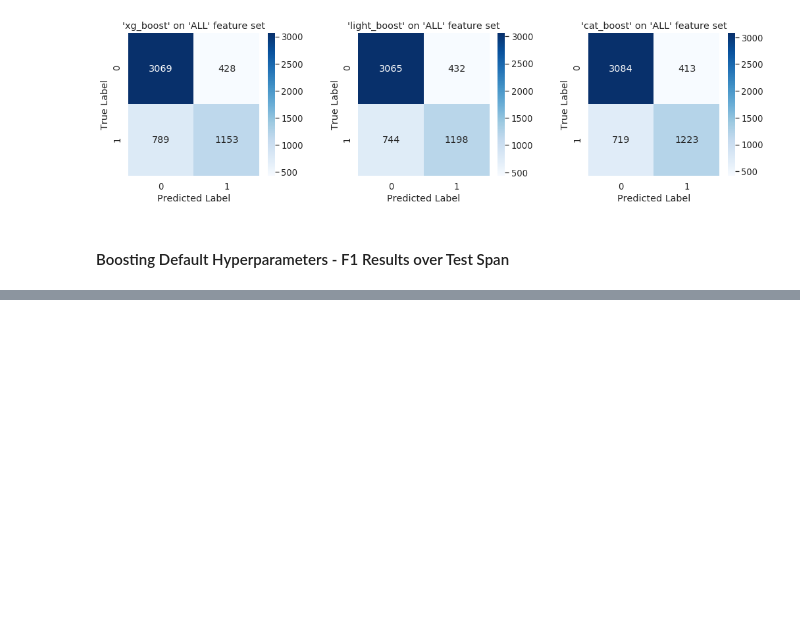
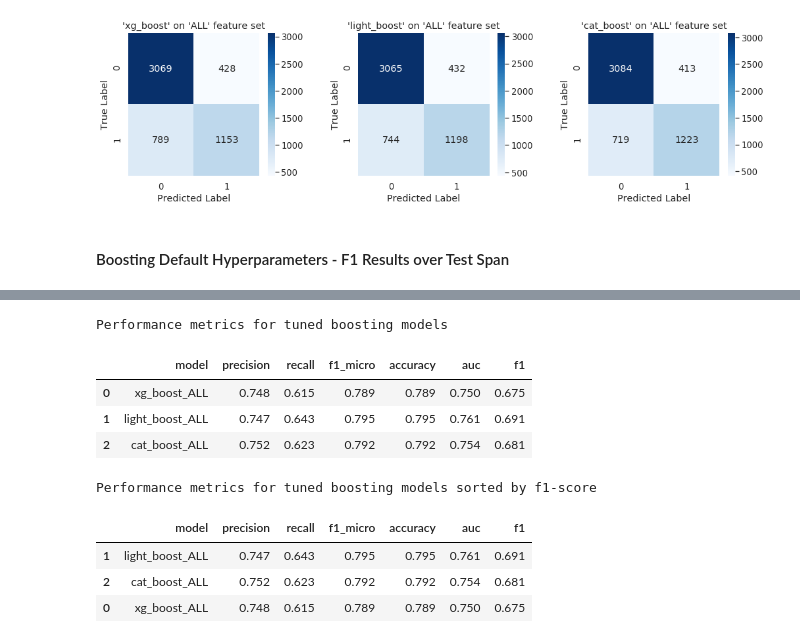
Before and after one commit to achmand/aml-crypto-graph, a Jupyter notebook: src/1.2_experiment_results.ipynb, the cells around one changed output, grey strips where cells are left out. Saved outputs shown, nothing was run; the diff lists cells and outputs as text; code cells hidden in the pictures; blank space fills up the shorter version.

Commit message:
Setup rf tuned for 1.2

```diff
--- a/src/1.2_experiment_results.ipynb
+++ b/src/1.2_experiment_results.ipynb
@@ -23,7 +23,7 @@ BENCHMARK_RESULTS   = "{}/{}".format(EXP_RESULT_PATH, "benchmark_model_results.p
 # BENCHMARK_TUNED_RESULTS = "{}/{}".format(EXP_RESULT_PATH, "tuned_benchmark_results.pkl")
 
 DEFAULT_RESULTS     = "{}/{}".format(EXP_RESULT_PATH, "defaults_models_results.pkl")
-# TUNED_RESULTS       = "{}/{}".format(EXP_RESULT_PATH, "tuned_models_results.pkl")
+TUNED_RESULTS       = "{}/{}".format(EXP_RESULT_PATH, "tuned_models_results.pkl")
 # %% [markdown]
 <a id='benchmark'></a>
 ## Benchmark Models
@@ -138,0 +141,2 @@ plot_result_matrices(default_results, figsize=(17,4), columns=3)
+# %%
+tuned_results = read_pickle(TUNED_RESULTS)
@@ -138,0 +156,20 @@ plot_result_matrices(default_results, figsize=(17,4), columns=3)
+# %%
+# dataframe with all the perfomance metrics
+print("Performance metrics for tuned boosting models")
+tuned_metrics_df = results_table(tuned_results)
+display(tuned_metrics_df)
+
+# sorted by f1 score/home/delinvas/repos/aml-crypto-graph/src/cryptoaml/datareader/_elliptic_dr.py
+print("Performance metrics for tuned boosting models sorted by f1-score")
+display(tuned_metrics_df.sort_values("f1", ascending=False))
+# %% [output]
+Performance metrics for tuned boosting models
+|  | model | precision | recall | f1_micro | accuracy | auc | f1 |
+| 0 | xg_boost_ALL | 0.748 | 0.615 | 0.789 | 0.789 | 0.750 | 0.675 |
+| 1 | light_boost_ALL | 0.747 | 0.643 | 0.795 | 0.795 | 0.761 | 0.691 |
+| 2 | cat_boost_ALL | 0.752 | 0.623 | 0.792 | 0.792 | 0.754 | 0.681 |
+Performance metrics for tuned boosting models sorted by f1-score
+|  | model | precision | recall | f1_micro | accuracy | auc | f1 |
+| 1 | light_boost_ALL | 0.747 | 0.643 | 0.795 | 0.795 | 0.761 | 0.691 |
+| 2 | cat_boost_ALL | 0.752 | 0.623 | 0.792 | 0.792 | 0.754 | 0.681 |
+| 0 | xg_boost_ALL | 0.748 | 0.615 | 0.789 | 0.789 | 0.750 | 0.675 |
```
Also changed, not shown: parts of 2 cells of this notebook, 4 other files.
